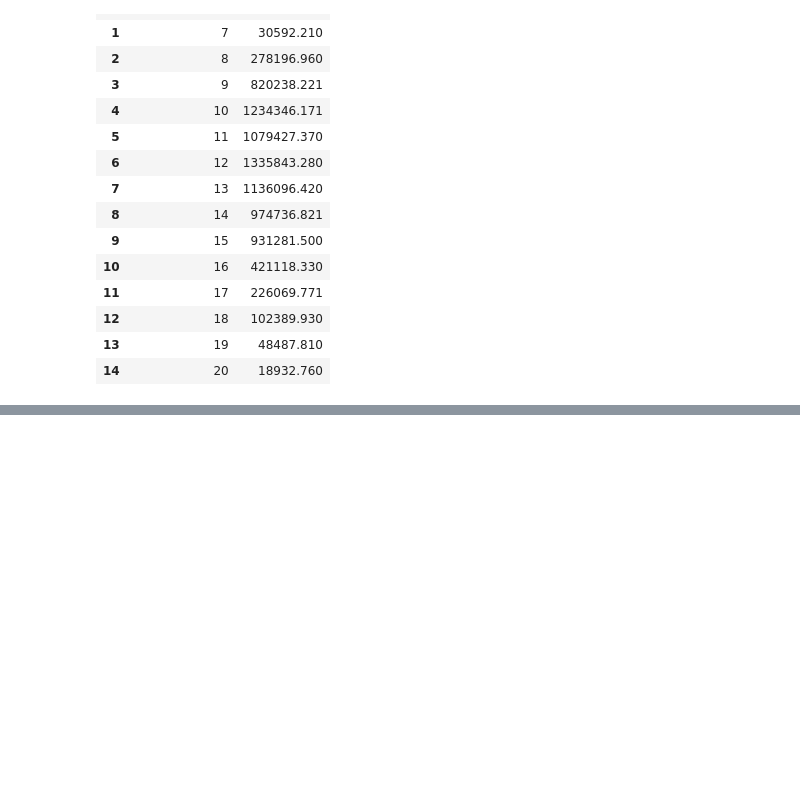
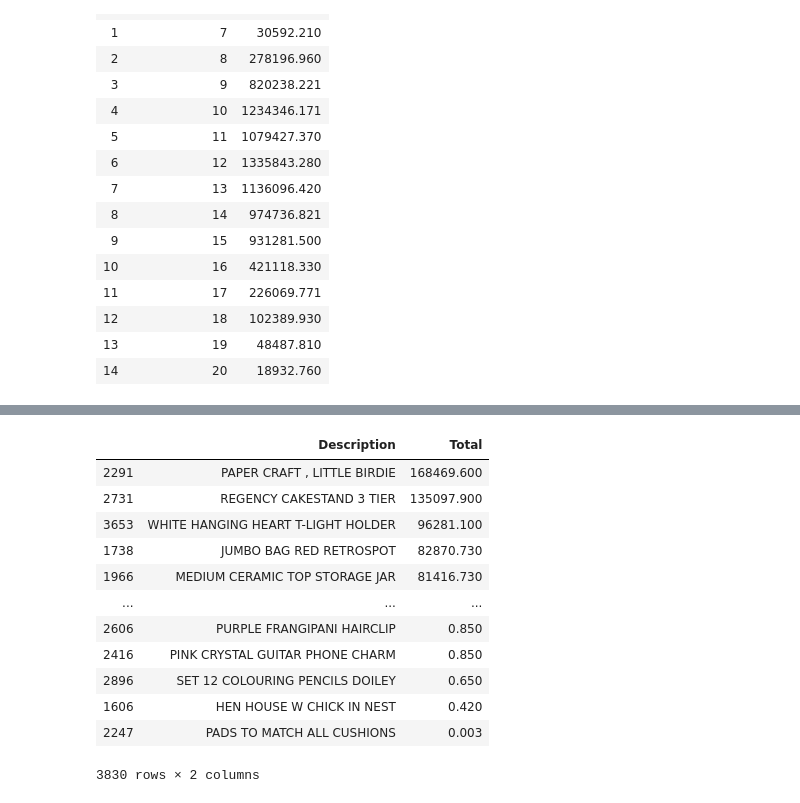
Before and after one commit to sungchien/ecommerce, a Jupyter notebook: 11-exploratory-data-analysis.ipynb, the cells around one changed output, grey strips where cells are left out. Cells and saved outputs as stored; diff of their text form; code cells hidden in the pictures; blank space fills up the shorter version.

```diff
--- a/11-exploratory-data-analysis.ipynb
+++ b/11-exploratory-data-analysis.ipynb
@@ -395,0 +288,16 @@ df_purchase.assign(PurchaseHour=lambda x: x.InvoiceDate.dt.hour)\
+# %%
+df_purchase.groupby("Description").Total.sum().reset_index().sort_values("Total", ascending=False)
+# %% [output]
+|  | Description | Total |
+| 2291 | PAPER CRAFT , LITTLE BIRDIE | 168469.600 |
+| 2731 | REGENCY CAKESTAND 3 TIER | 135097.900 |
+| 3653 | WHITE HANGING HEART T-LIGHT HOLDER | 96281.100 |
+| 1738 | JUMBO BAG RED RETROSPOT | 82870.730 |
+| 1966 | MEDIUM CERAMIC TOP STORAGE JAR | 81416.730 |
+| ... | ... | ... |
+| 2606 | PURPLE FRANGIPANI HAIRCLIP | 0.850 |
+| 2416 | PINK CRYSTAL GUITAR PHONE CHARM | 0.850 |
+| 2896 | SET 12 COLOURING PENCILS DOILEY | 0.650 |
+| 1606 | HEN HOUSE W CHICK IN NEST | 0.420 |
+| 2247 | PADS TO MATCH ALL CUSHIONS | 0.003 |
+3830 rows × 2 columns
```
Also changed, not shown: parts of 16 cells of this notebook.
